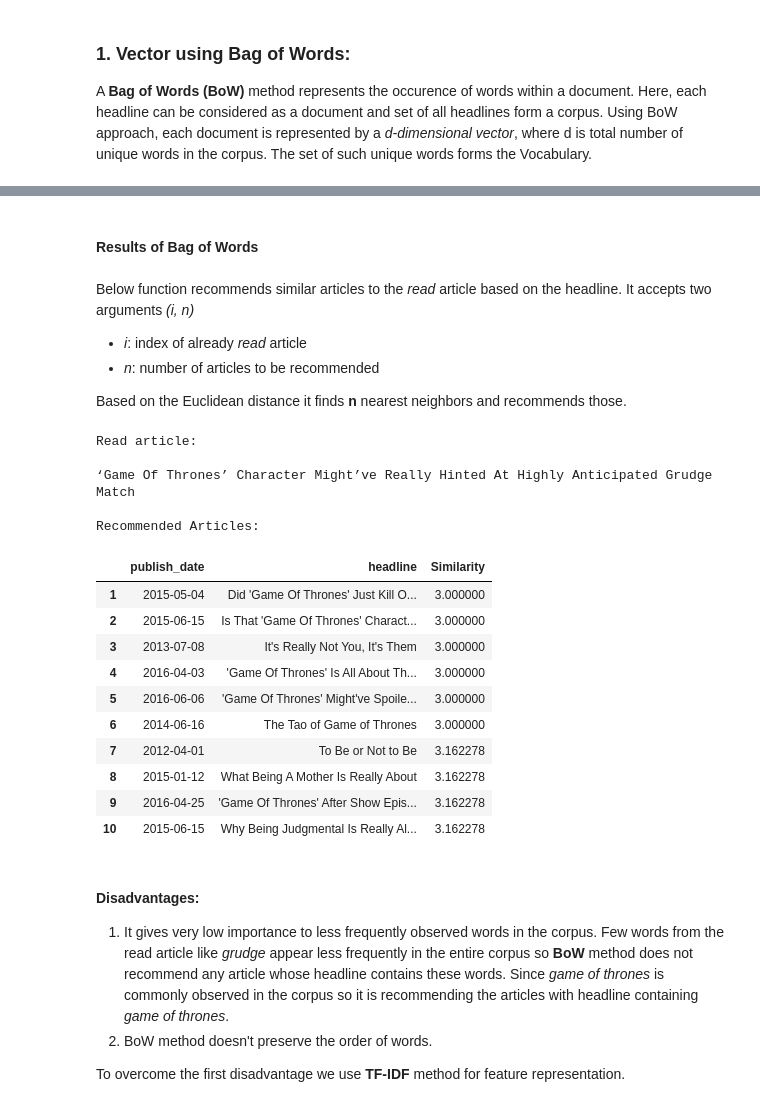
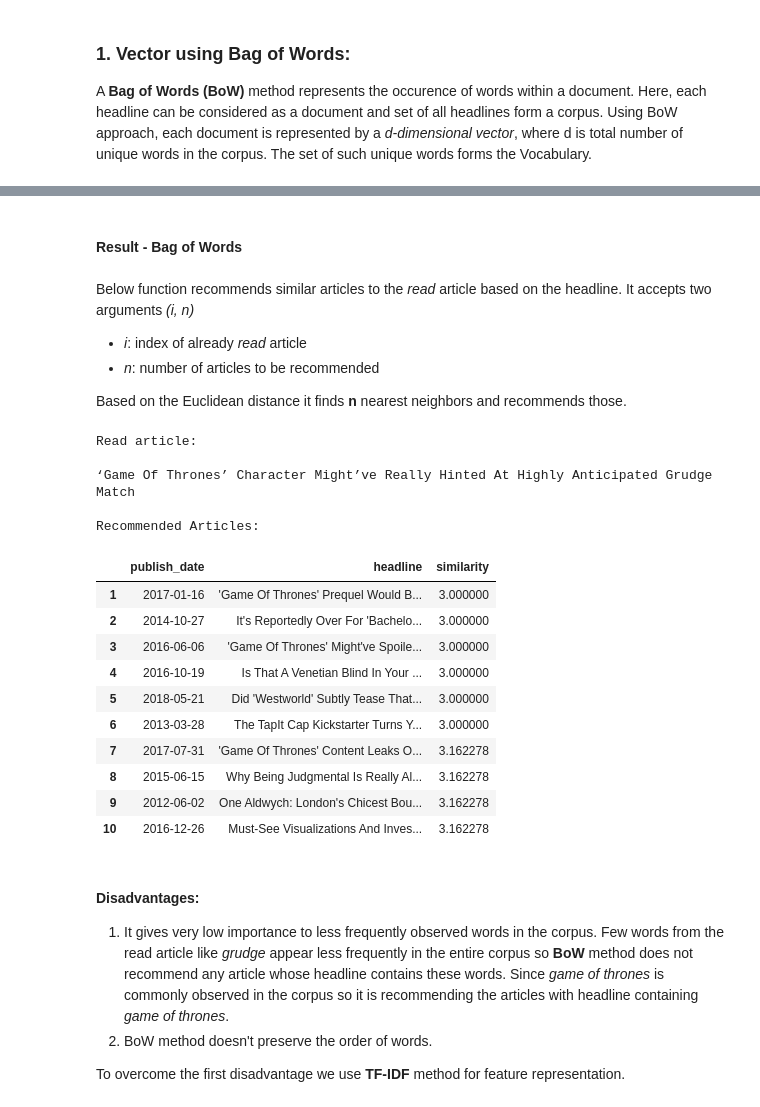
Before and after one commit to prajwaln/news-recommender, a Jupyter notebook: news-recommender.ipynb, the cells around one changed output, grey strips where cells are left out. Cells and saved outputs as stored; diff of their text form; code cells hidden in the pictures.

```diff
--- a/news-recommender.ipynb
+++ b/news-recommender.ipynb
@@ -308,0 +349,5 @@ for i in tqdm(range(len(news_data['headline']))):
+# %%
+#Retaining articles with headline word lengths > 0
+print('Total Articles before removal of short title articles:', news_data.shape[0])
+news_data = news_data[news_data['headline'].apply(lambda x: len(x.split()) > 0)]
+print('Total Articles after removal of short title articles:', news_data.shape[0])
@@ -309,2 +357,5 @@ for i in tqdm(range(len(news_data['headline']))):
+# %%
+# Making indices uniform ranging from 0
+news_data.index = range(news_data.shape[0])
 # %% [markdown]
 ### Lemmatization
@@ -348,45 +417,50 @@ headline_features
 # %%
 pd.set_option('display.max_colwidth', -1) # to display long headlines completely
 # %%
-def bow_model(row_index, num_similar_items):
-    dist = pairwise_distances(headline_features, headline_features[row_index])
-    indices = np.argsort(dist.ravel())[0:num_similar_items] # Flattening array
+def recommend(article_index, num_recommendations, features):
+
+    dist = pairwise_distances(features, features[article_index])
+    indices = np.argsort(dist.ravel())[0:num_recommendations] # flattening array
+
     df = pd.DataFrame(
-        {'publish_date': news_data_orig['date'][indices].values,
-         'headline' : news_data_orig['headline'][indices].values,
-         'Similarity': dist[indices].ravel()
-        }
-    )
+            {
+                'publish_date': news_data_orig['date'][indices].values,
+                'headline': news_data_orig['headline'][indices].values,
+                'similarity': dist[indices].ravel()
+            }
+        )
+
     print('Read article: \n\n{}\n'.format(news_data_orig['headline'][indices[0]]))
     print('Recommended Articles:')
+
     return df.iloc[1:,]
 # %% [markdown]
-#### Results of Bag of Words
+#### Result - Bag of Words
 # %% [markdown]
 Below function recommends similar articles to the _read_ article based on the headline. It accepts two arguments _(i, n)_
 - _i_: index of already _read_ article
 - _n_: number of articles to be recommended
 
 Based on the Euclidean distance it finds **n** nearest neighbors and recommends those.
-# %%
-bow_model(133, 11) # Change row for any other queried article
-# %% [output]
-Read article:
-
-‘Game Of Thrones’ Character Might’ve Really Hinted At Highly Anticipated Grudge Match
-
-Recommended Articles:
-|  | publish_date | headline | Similarity |
-| 1 | 2015-05-04 | Did 'Game Of Thrones' Just Kill O... | 3.000000 |
-| 2 | 2015-06-15 | Is That 'Game Of Thrones' Charact... | 3.000000 |
-| 3 | 2013-07-08 | It's Really Not You, It's Them | 3.000000 |
-| 4 | 2016-04-03 | 'Game Of Thrones' Is All About Th... | 3.000000 |
-| 5 | 2016-06-06 | 'Game Of Thrones' Might've Spoile... | 3.000000 |
-| 6 | 2014-06-16 | The Tao of Game of Thrones | 3.000000 |
-| 7 | 2012-04-01 | To Be or Not to Be | 3.162278 |
-| 8 | 2015-01-12 | What Being A Mother Is Really About | 3.162278 |
-| 9 | 2016-04-25 | 'Game Of Thrones' After Show Epis... | 3.162278 |
-| 10 | 2015-06-15 | Why Being Judgmental Is Really Al... | 3.162278 |
+# %%
+recommend(133, 11, headline_features)
+# %% [output]
+Read article:
+
+‘Game Of Thrones’ Character Might’ve Really Hinted At Highly Anticipated Grudge Match
+
+Recommended Articles:
+|  | publish_date | headline | similarity |
+| 1 | 2017-01-16 | 'Game Of Thrones' Prequel Would B... | 3.000000 |
+| 2 | 2014-10-27 | It's Reportedly Over For 'Bachelo... | 3.000000 |
+| 3 | 2016-06-06 | 'Game Of Thrones' Might've Spoile... | 3.000000 |
+| 4 | 2016-10-19 | Is That A Venetian Blind In Your ... | 3.000000 |
+| 5 | 2018-05-21 | Did 'Westworld' Subtly Tease That... | 3.000000 |
+| 6 | 2013-03-28 | The TapIt Cap Kickstarter Turns Y... | 3.000000 |
+| 7 | 2017-07-31 | 'Game Of Thrones' Content Leaks O... | 3.162278 |
+| 8 | 2015-06-15 | Why Being Judgmental Is Really Al... | 3.162278 |
+| 9 | 2012-06-02 | One Aldwych: London's Chicest Bou... | 3.162278 |
+| 10 | 2016-12-26 | Must-See Visualizations And Inves... | 3.162278 |
 # %% [markdown]
 #### Disadvantages:
 
```
Also changed, not shown: parts of 51 cells of this notebook.
